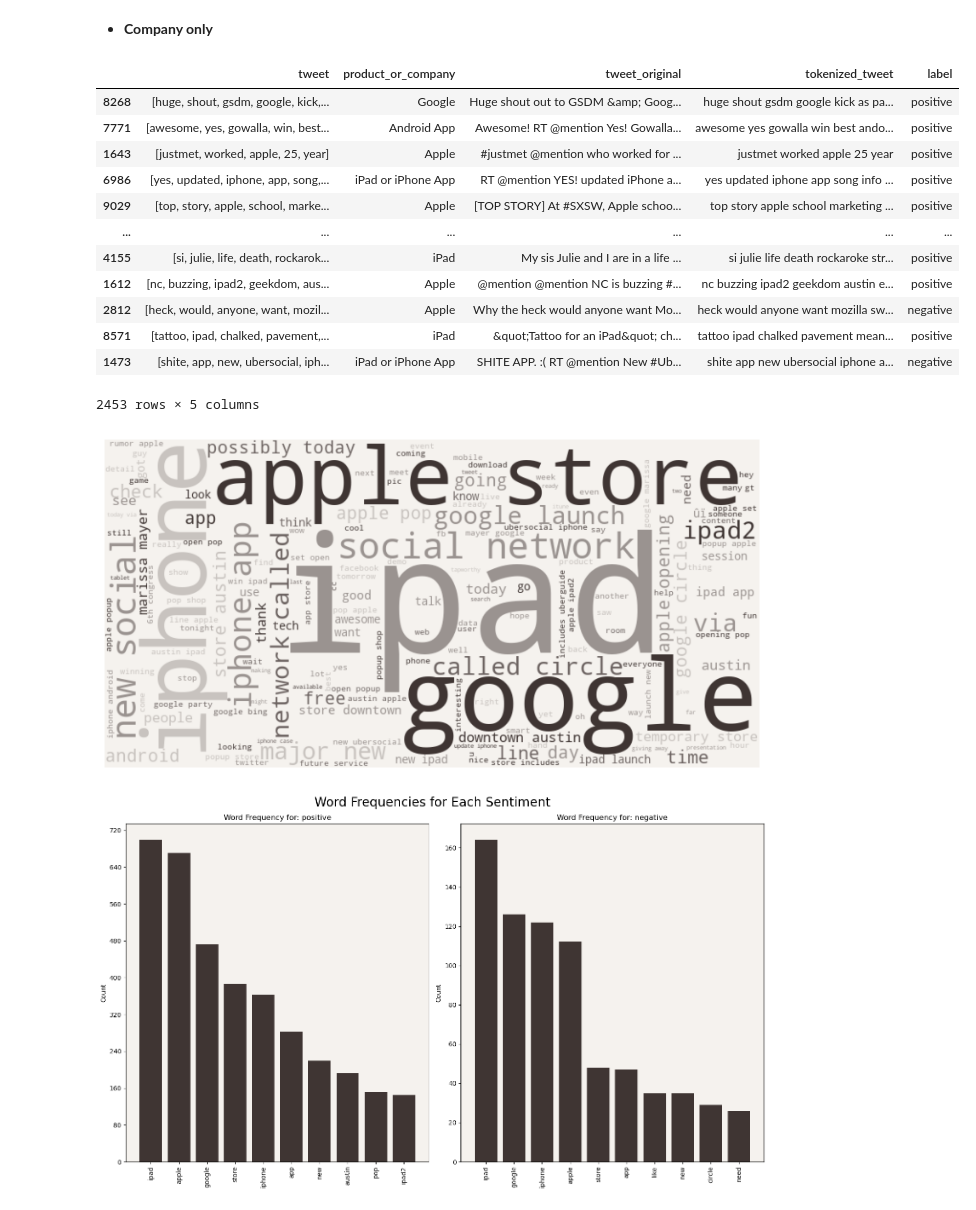
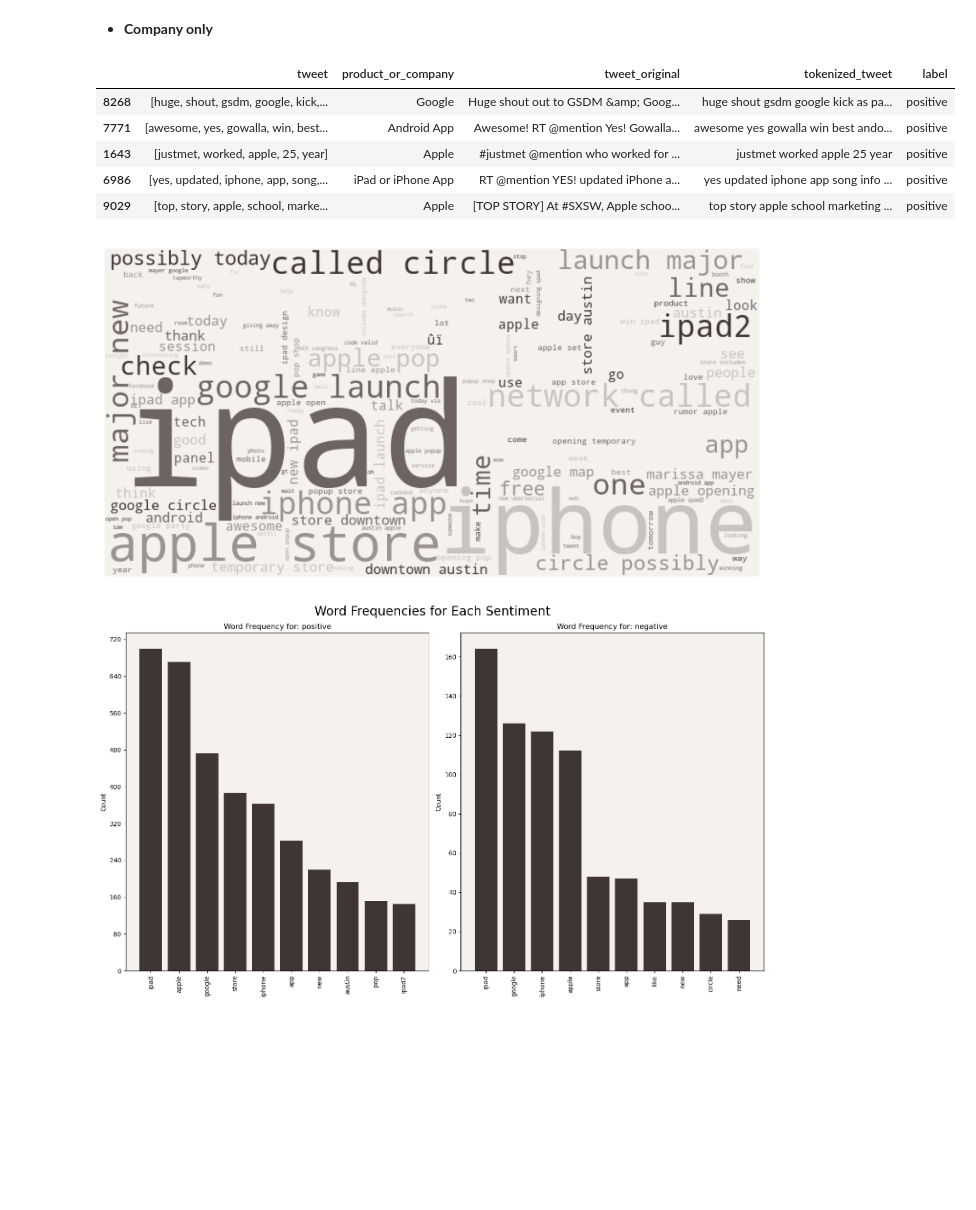
Before and after one commit to AlbaneCM/NLP, a Jupyter notebook: Natural-Language-Processing-Sentiment-Analysis.ipynb, the cells around one changed output. Saved outputs shown, nothing was run; the diff lists cells and outputs as text; code cells hidden in the pictures; blank space fills up the shorter version.

```diff
--- a/Natural-Language-Processing-Sentiment-Analysis.ipynb
+++ b/Natural-Language-Processing-Sentiment-Analysis.ipynb
@@ -431,7 +444,7 @@ plt.show()
 X = df.drop('sentiment', axis=1)
 y = df['sentiment']
 # %%
-X_train, X_test, y_train, _test = train_test_split(X, y, random_state=42, stratify=y)
+X_train, X_test, y_train, y_test = train_test_split(X, y, random_state=42, stratify=y)
 # %%
 X_train.head()
 # %% [output]
@@ -978,28 +991,22 @@ plt.show()
 # Create dataframe for only product or company
 company_only = X_train[X_train['product_or_company'] != 'undefined']
 # %%
-company_only
+# Inspecting company_only DataFrame
+company_only.head()
 # %% [output]
 |  | tweet | product_or_company | tweet_original | tokenized_tweet | label |
 | 8268 | [huge, shout, gsdm, google, kick,... | Google | Huge shout out to GSDM &amp; Goog... | huge shout gsdm google kick as pa... | positive |
 | 7771 | [awesome, yes, gowalla, win, best... | Android App | Awesome! RT @mention Yes! Gowalla... | awesome yes gowalla win best ando... | positive |
 | 1643 | [justmet, worked, apple, 25, year] | Apple | #justmet @mention who worked for ... | justmet worked apple 25 year | positive |
 | 6986 | [yes, updated, iphone, app, song,... | iPad or iPhone App | RT @mention YES! updated iPhone a... | yes updated iphone app song info ... | positive |
 | 9029 | [top, story, apple, school, marke... | Apple | [TOP STORY] At #SXSW, Apple schoo... | top story apple school marketing ... | positive |
-| ... | ... | ... | ... | ... | ... |
-| 4155 | [si, julie, life, death, rockarok... | iPad | My sis Julie and I are in a life ... | si julie life death rockaroke str... | positive |
-| 1612 | [nc, buzzing, ipad2, geekdom, aus... | Apple | @mention @mention NC is buzzing #... | nc buzzing ipad2 geekdom austin e... | positive |
-| 2812 | [heck, would, anyone, want, mozil... | Apple | Why the heck would anyone want Mo... | heck would anyone want mozilla sw... | negative |
-| 8571 | [tattoo, ipad, chalked, pavement,... | iPad | &quot;Tattoo for an iPad&quot; ch... | tattoo ipad chalked pavement mean... | positive |
-| 1473 | [shite, app, new, ubersocial, iph... | iPad or iPhone App | SHITE APP. :( RT @mention New #Ub... | shite app new ubersocial iphone a... | negative |
-2453 rows × 5 columns
 # %%
 # Concatenate all tweets into a single string
 company_tweets = ' '.join(no_company['tweet'].apply(lambda x: ' '.join(map(str, x))))
 
 wordcloud_graph(company_tweets)
 # %% [output]
-[figure, old version]
+[figure, new version]
 # %%
 fig, axes = two_subplits()
 plot_distribution_by_sentiment(company_only, 'tweet', axes)
```
Also changed, not shown: parts of 150 cells of this notebook, 1 other file.
